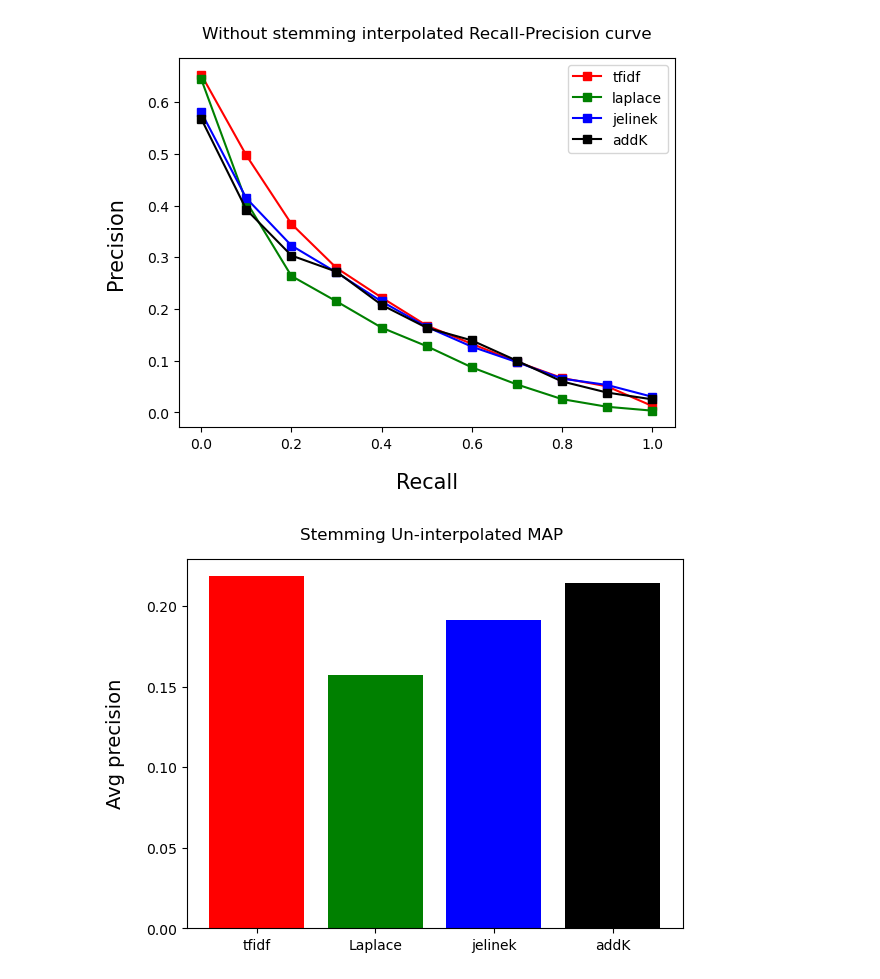
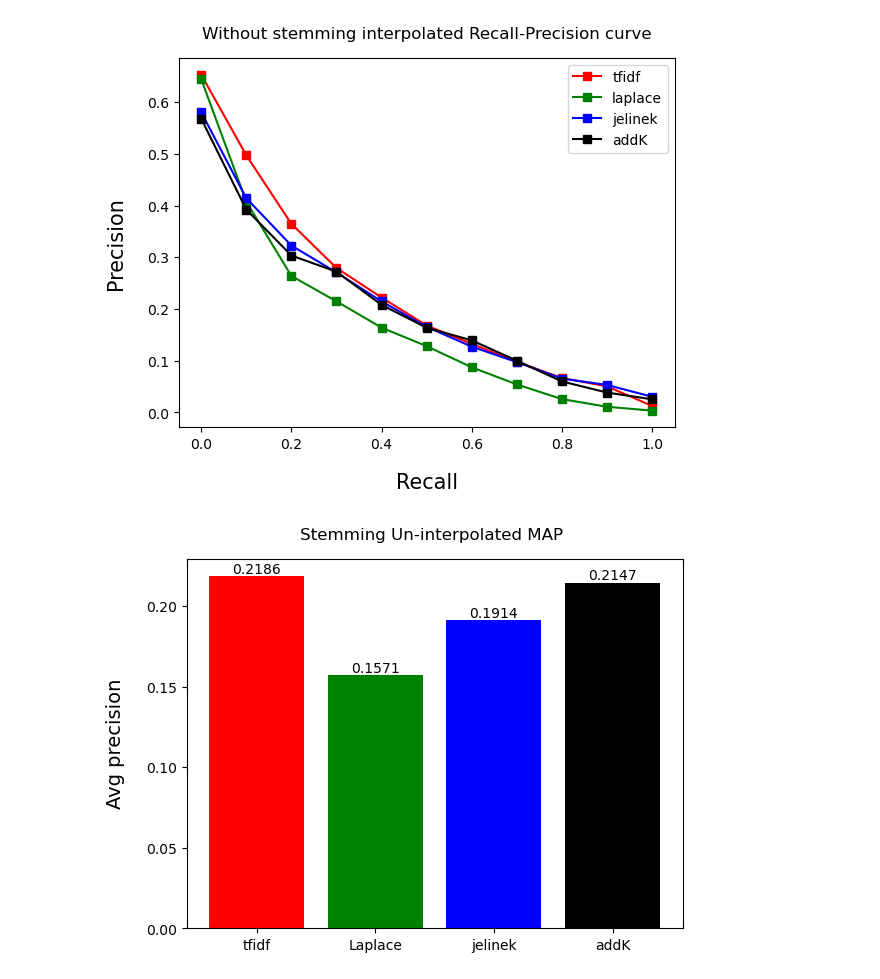
Before and after one commit to ZhiRongDev/WSM_project2, a Jupyter notebook: Lemur_project.ipynb, the cells around one changed output. Drawn from its saved outputs; the diff is of its cells as text; code cells hidden in the pictures.

```diff
--- a/Lemur_project.ipynb
+++ b/Lemur_project.ipynb
@@ -94,15 +94,11 @@ pp.pprint(noStem_model_info)
                                  ['Relevant:', '2279'],
                                  ['Rel_ret:', '1491']]}}
 # %%
-x = []
-y = []
-for file in stem_model_info:
-    tmp = []
-    tmp.append(stem_model_info[file]['totalnum'])
-    print(tmp)
-#     for data in tmp:
-#         x.append(data[0])
-#         y.append(int(data[1]))
-
-# x
+data = {
+    'documents': [247491, 247491],
+    'unique terms': [1342611, 1525589],
+    'total terms': [261742791, 261742791]
+}
+df = pd.DataFrame(data, index=['stemming', 'Without stemming'])
+df
 # %% [output]
@@ -112,0 +136,22 @@ for file in stem_model_info:
+# %%
+model_name = []
+Retrieved = []
+Relevant = []
+Rel_ret = []
+
+for file in noStem_model_info:
+    model_name.append(file)
+    for attr in noStem_model_info[file]['totalnum']:
+        if attr[0] == 'Retrieved:':
+            Retrieved.append(attr[1])
+        elif attr[0] == 'Relevant:':
+            Relevant.append(attr[1])
+        else:
+            Rel_ret.append(attr[1])
+
+data = {'Retrieved': Retrieved,
+        'Relevant': Relevant,
+        'Relevent_retrieved': Rel_ret}
+
+frame2 = pd.DataFrame(data , index=model_name)
+frame2
@@ -182,20 +233,23 @@ plt.show()
 # %%
 x = []
 y = []
 for file in stem_model_info:
     x.append(file)
     y.append(float(stem_model_info[file]['avg_prec'][0][0]))
 
 x.reverse()
 y.reverse()
 
 plt.title("Stemming Un-interpolated MAP ", x=0.5, y=1.03)
 plt.bar(x,y, color=['r', 'g', 'b', 'black'])
 plt.ylabel("Avg precision", fontsize=14, labelpad = 15)
 
+for i, v in enumerate(y):
+    plt.text(x[i], v, v, horizontalalignment="center", verticalalignment="bottom")
+
 plt.show()
 # %% [output]
-[figure, old version]
+[figure, new version]
 # %%
 x = []
 y = []
```
Also changed, not shown: parts of 8 cells of this notebook.
